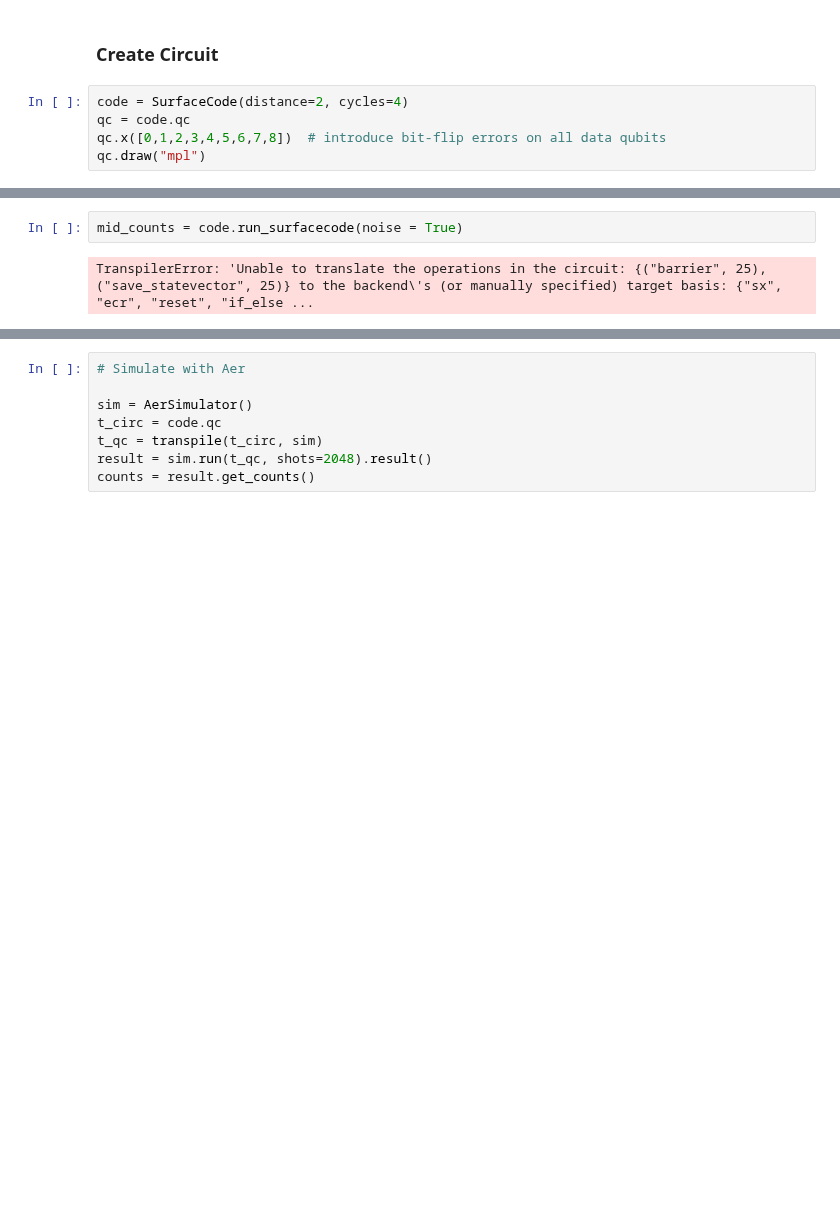
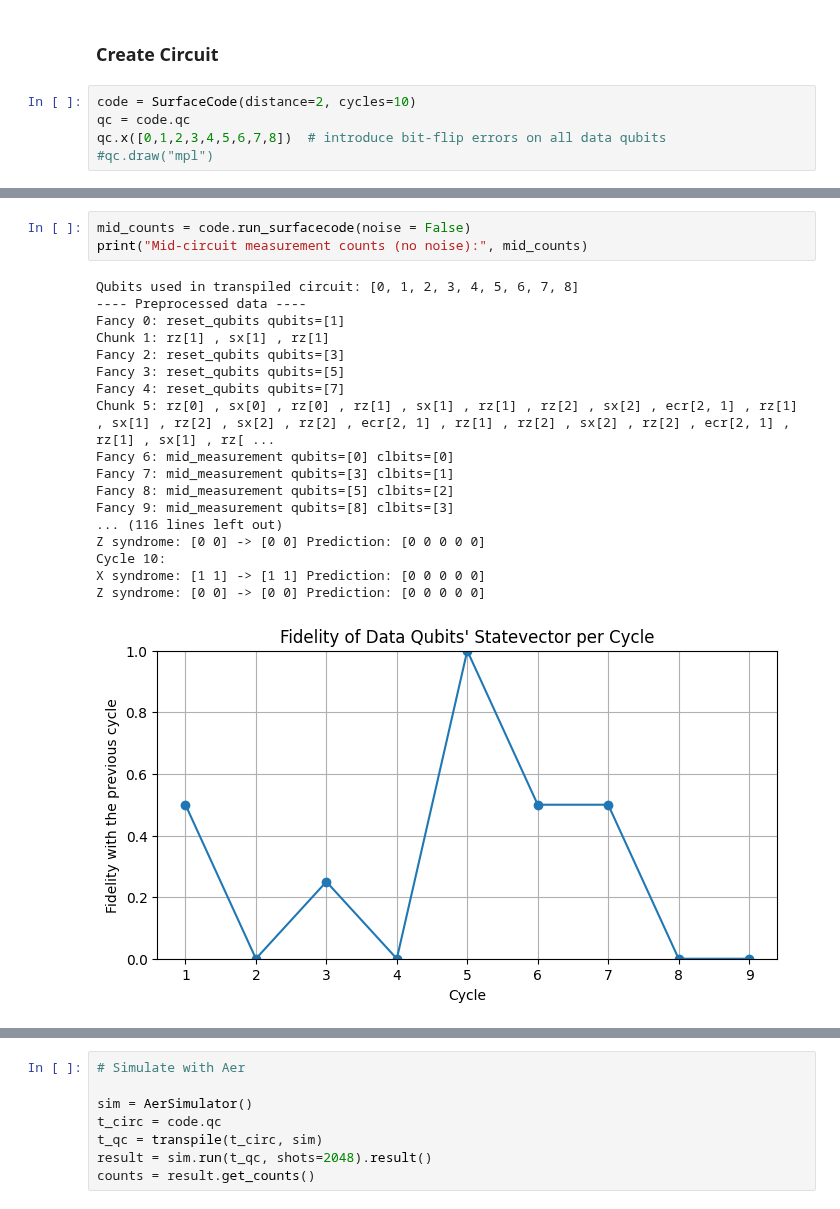
Before and after one commit to CERN-IT-INNOVATION/quantum-gates, a Jupyter notebook: start_up_and_testing/testing_local_library_surfacecode.ipynb, the cells around one changed output, grey strips where cells are left out. Drawn from its saved outputs; the diff is of its cells as text; blank space fills up the shorter version.

```diff
--- a/start_up_and_testing/testing_local_library_surfacecode.ipynb
+++ b/start_up_and_testing/testing_local_library_surfacecode.ipynb
@@ -86,8 +86,8 @@ backend = FakeBrisbane()  # 127 qubits; change to another Fake*V2 if import fail
 # %% [markdown]
 ### Create Circuit
 # %%
-code = SurfaceCode(distance=2, cycles=4)
+code = SurfaceCode(distance=2, cycles=10)
 qc = code.qc
 qc.x([0,1,2,3,4,5,6,7,8])  # introduce bit-flip errors on all data qubits
-qc.draw("mpl")
+#qc.draw("mpl")
 # %% [output]
@@ -112,4 +106,22 @@ Decoder setup complete.
 # %%
-mid_counts = code.run_surfacecode(noise = True)
+mid_counts = code.run_surfacecode(noise = False)
+print("Mid-circuit measurement counts (no noise):", mid_counts)
 # %% [output]
-TranspilerError: 'Unable to translate the operations in the circuit: {("barrier", 25), ("save_statevector", 25)} to the backend\'s (or manually specified) target basis: {"sx", "ecr", "reset", "if_else ...
+Qubits used in transpiled circuit: [0, 1, 2, 3, 4, 5, 6, 7, 8]
+---- Preprocessed data ----
+Fancy 0: reset_qubits qubits=[1]
+Chunk 1: rz[1] , sx[1] , rz[1]
+Fancy 2: reset_qubits qubits=[3]
+Fancy 3: reset_qubits qubits=[5]
+Fancy 4: reset_qubits qubits=[7]
+Chunk 5: rz[0] , sx[0] , rz[0] , rz[1] , sx[1] , rz[1] , rz[2] , sx[2] , ecr[2, 1] , rz[1] , sx[1] , rz[2] , sx[2] , rz[2] , ecr[2, 1] , rz[1] , rz[2] , sx[2] , rz[2] , ecr[2, 1] , rz[1] , sx[1] , rz[ ...
+Fancy 6: mid_measurement qubits=[0] clbits=[0]
+Fancy 7: mid_measurement qubits=[3] clbits=[1]
+Fancy 8: mid_measurement qubits=[5] clbits=[2]
+Fancy 9: mid_measurement qubits=[8] clbits=[3]
+... (116 lines left out)
+Z syndrome: [0 0] -> [0 0] Prediction: [0 0 0 0 0]
+Cycle 10:
+X syndrome: [1 1] -> [1 1] Prediction: [0 0 0 0 0]
+Z syndrome: [0 0] -> [0 0] Prediction: [0 0 0 0 0]
+[figure, added]
```
Also changed, not shown: parts of 5 cells of this notebook, 5 other files.
